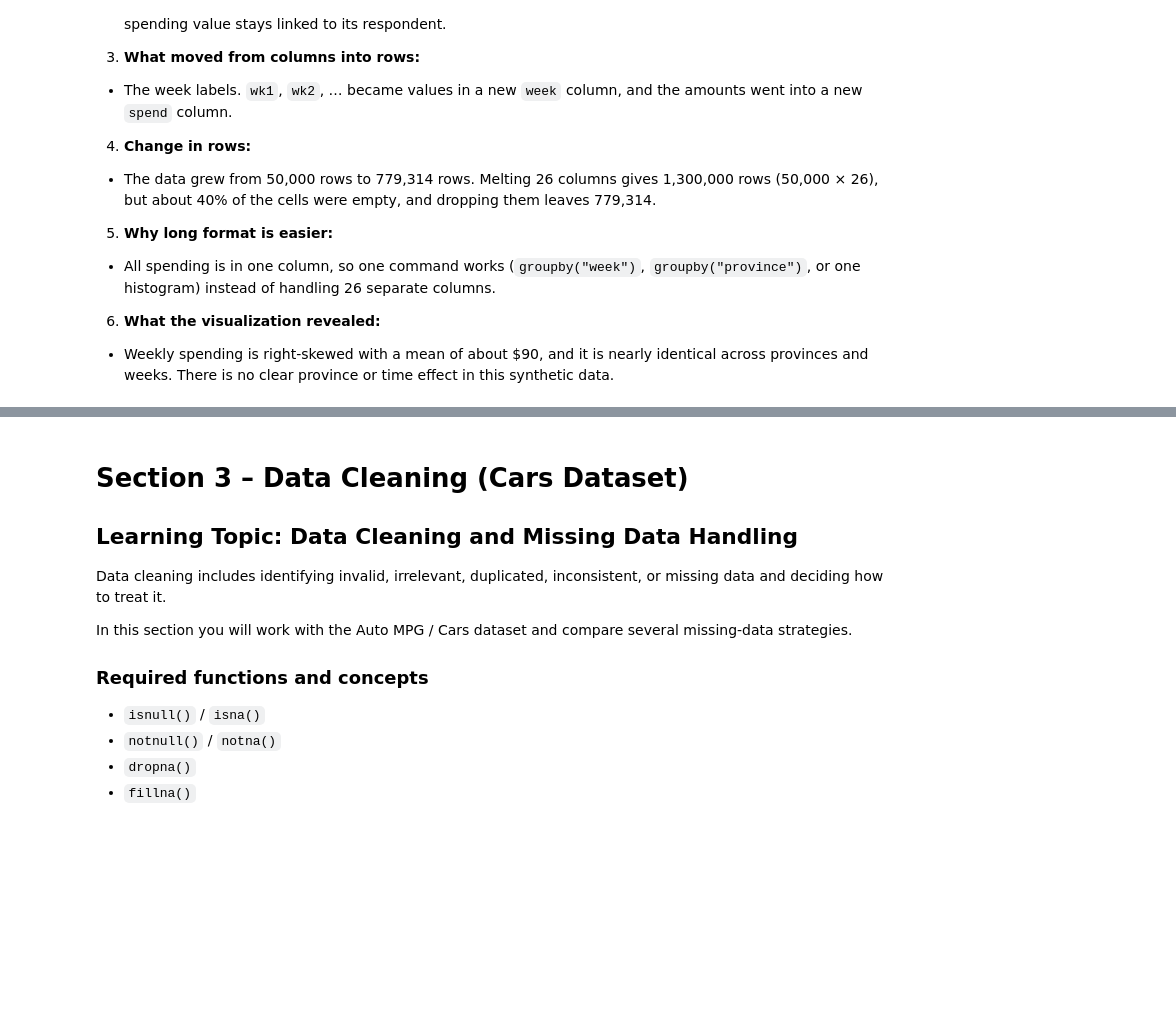
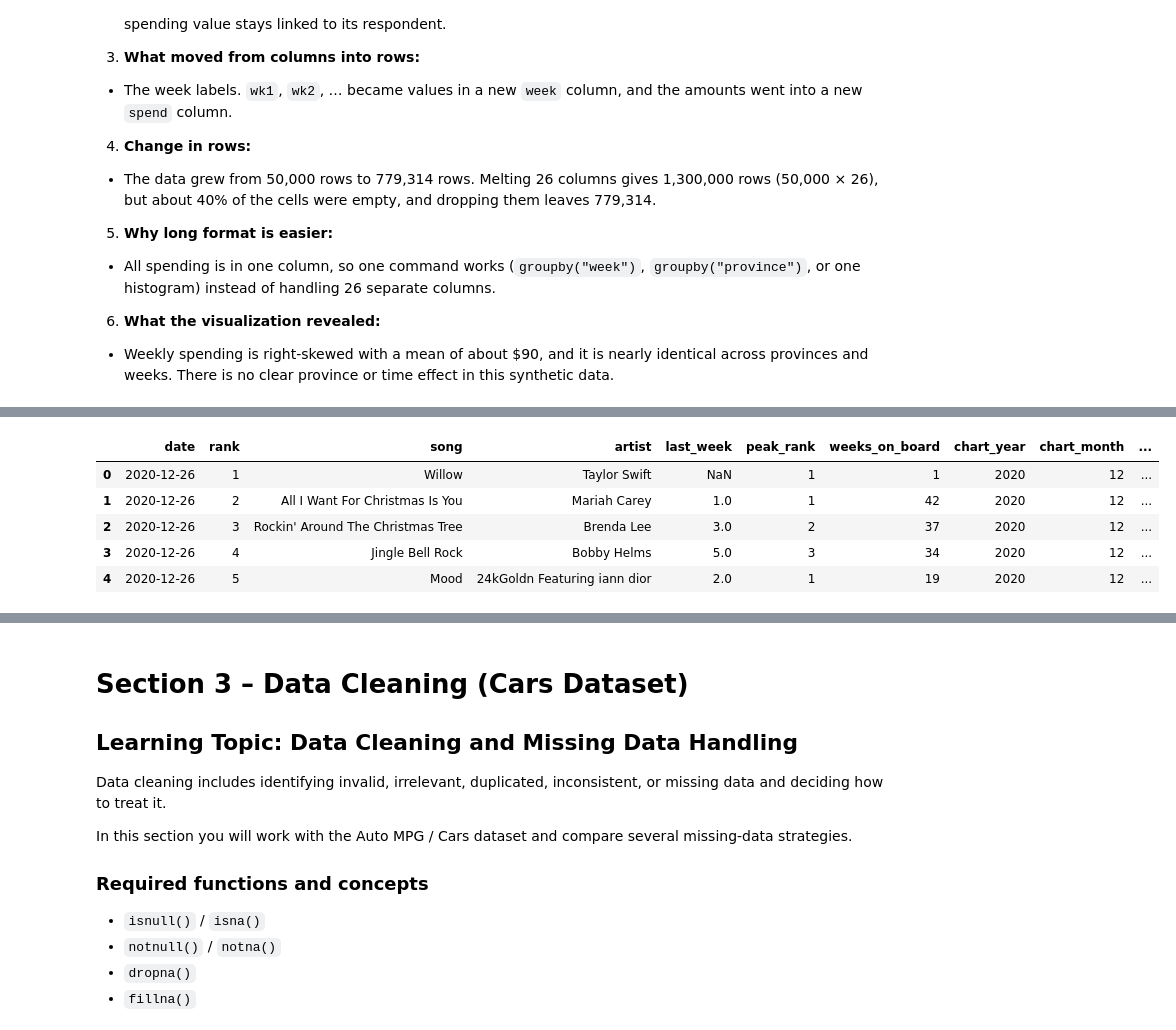
Before and after one commit to AlamirConestoga/Tidying_Cleaning_Imputation_Outlier_Detection, a Jupyter notebook: week5Lab_Students.ipynb, the cells around one changed output, grey strips where cells are left out. Saved outputs shown, nothing was run; the diff lists cells and outputs as text; code cells hidden in the pictures; blank space fills up the shorter version.

```diff
--- a/week5Lab_Students.ipynb
+++ b/week5Lab_Students.ipynb
@@ -569,0 +614,25 @@ Answer all questions:
+# %%
+clean = billboard.copy()
+
+# Trim leading/trailing whitespace from text fields.
+text_cols = clean.select_dtypes(include=["object", "string"]).columns
+for col in text_cols:
+    clean[col] = clean[col].astype("string").str.strip()
+
+# Parse the date column if one was identified.
+date_col = resolved["date"]
+if date_col:
+    clean[date_col] = pd.to_datetime(clean[date_col], errors="coerce")
+
+# Convert ranking/count columns when available.
+numeric_fields = ["current_rank", "previous_rank", "peak_rank", "weeks_on_chart"]
+for field in numeric_fields:
+    col = resolved.get(field)
+    if col and col in clean.columns:
+        clean[col] = pd.to_numeric(clean[col], errors="coerce")
+
+before = len(clean)
+clean = clean.drop_duplicates().copy()
+print(f"Removed {before - len(clean):,} exact duplicate rows.")
+print("Clean shape:", clean.shape)
+display(clean.head())
@@ -569,0 +701,27 @@ Answer all questions:
+# %%
+features = clean.copy()
+
+if date_col:
+    features["chart_year"] = features[date_col].dt.year
+    features["chart_month"] = features[date_col].dt.month
+    features["chart_day_name"] = features[date_col].dt.day_name()
+
+current_col = resolved["current_rank"]
+previous_col = resolved.get("previous_rank")
+if previous_col:
+    # Positive values mean improvement: previous rank minus current rank.
+    features["rank_improvement"] = features[previous_col] - features[current_col]
+
+song_col = resolved["song"]
+artist_col = resolved["artist"]
+features["song_clean"] = features[song_col].astype("string").str.replace(r"\s+", " ", regex=True).str.strip()
+features["artist_clean"] = features[artist_col].astype("string").str.replace(r"\s+", " ", regex=True).str.strip()
+
+display(features.head())
+# %% [output]
+|  | date | rank | song | artist | last_week | peak_rank | weeks_on_board | chart_year | chart_month | ... |
+| 0 | 2020-12-26 | 1 | Willow | Taylor Swift | NaN | 1 | 1 | 2020 | 12 | ... |
+| 1 | 2020-12-26 | 2 | All I Want For Christmas Is You | Mariah Carey | 1.0 | 1 | 42 | 2020 | 12 | ... |
+| 2 | 2020-12-26 | 3 | Rockin' Around The Christmas Tree | Brenda Lee | 3.0 | 2 | 37 | 2020 | 12 | ... |
+| 3 | 2020-12-26 | 4 | Jingle Bell Rock | Bobby Helms | 5.0 | 3 | 34 | 2020 | 12 | ... |
+| 4 | 2020-12-26 | 5 | Mood | 24kGoldn Featuring iann dior | 2.0 | 1 | 19 | 2020 | 12 | ... |
```
Also changed, not shown: parts of 54 cells of this notebook, 1 other file.
